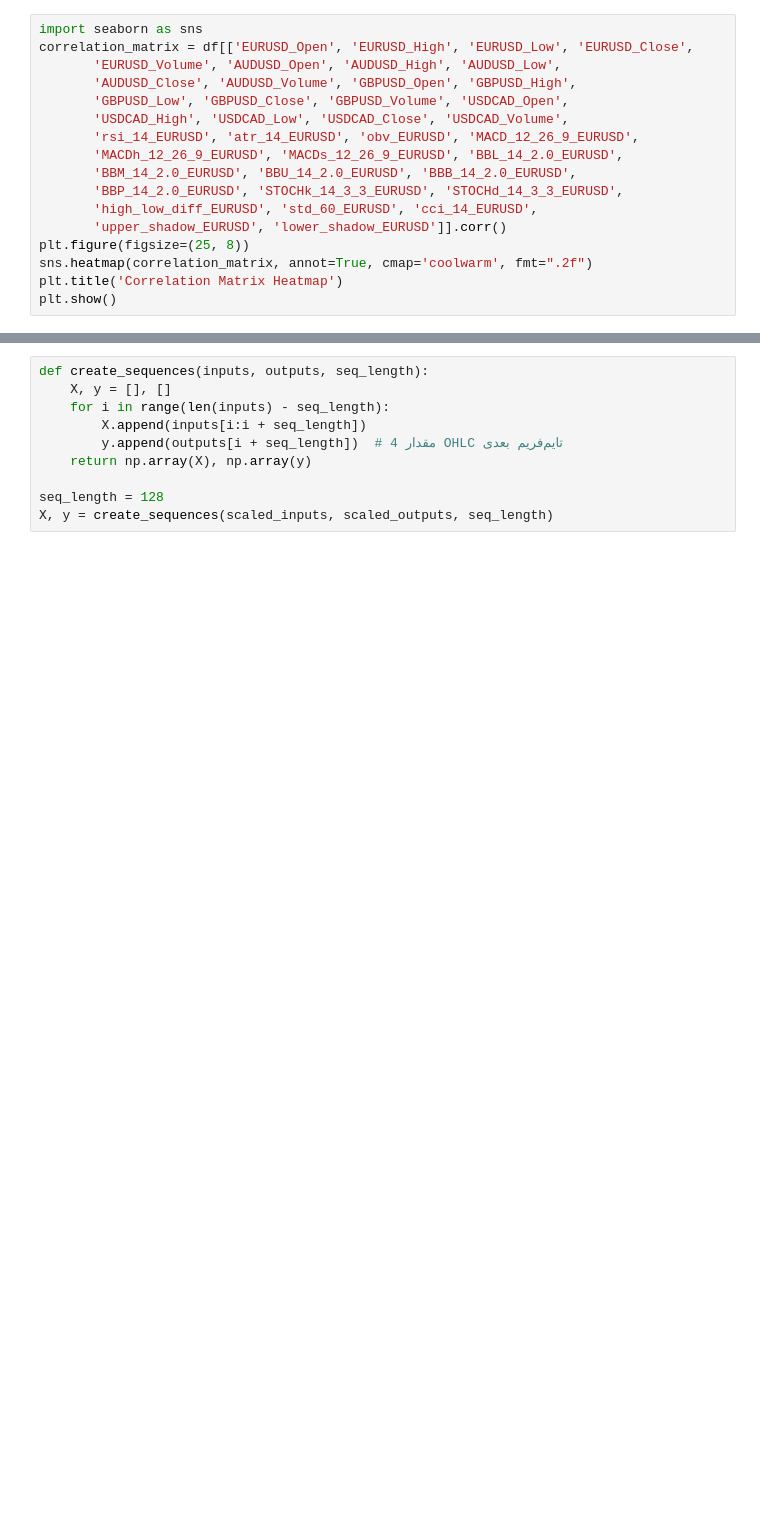
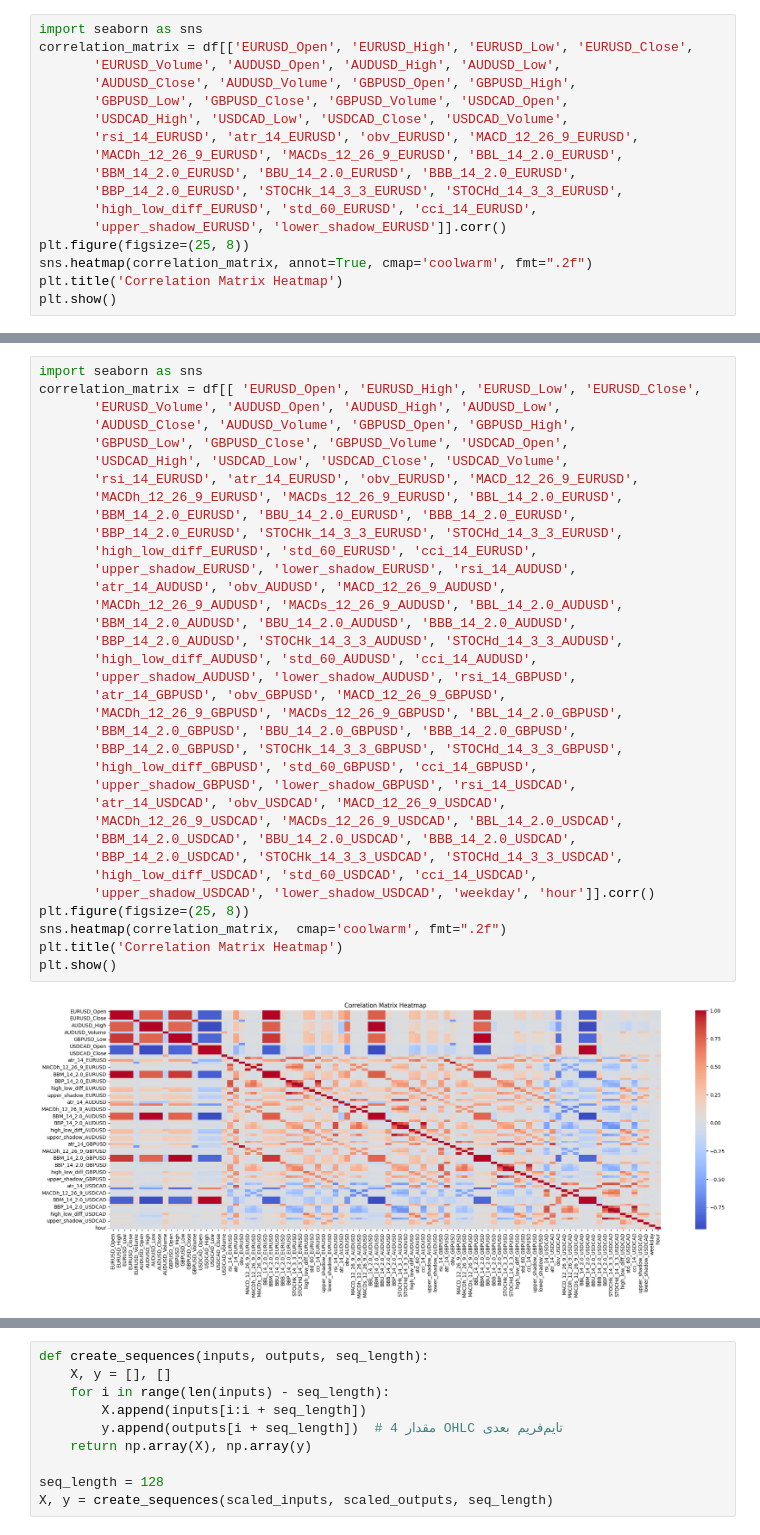
Before and after one commit to mostafamhmdi/alpha-niroo, a Jupyter notebook: more-money-transformer.ipynb, the cells around one changed output, grey strips where cells are left out. Drawn from its saved outputs; the diff is of its cells as text; blank space fills up the shorter version.

```diff
--- a/more-money-transformer.ipynb
+++ b/more-money-transformer.ipynb
@@ -132 +247,38 @@ plt.show()
+# %%
+import seaborn as sns
+correlation_matrix = df[[ 'EURUSD_Open', 'EURUSD_High', 'EURUSD_Low', 'EURUSD_Close',
+       'EURUSD_Volume', 'AUDUSD_Open', 'AUDUSD_High', 'AUDUSD_Low',
+       'AUDUSD_Close', 'AUDUSD_Volume', 'GBPUSD_Open', 'GBPUSD_High',
+       'GBPUSD_Low', 'GBPUSD_Close', 'GBPUSD_Volume', 'USDCAD_Open',
+       'USDCAD_High', 'USDCAD_Low', 'USDCAD_Close', 'USDCAD_Volume',
+       'rsi_14_EURUSD', 'atr_14_EURUSD', 'obv_EURUSD', 'MACD_12_26_9_EURUSD',
+       'MACDh_12_26_9_EURUSD', 'MACDs_12_26_9_EURUSD', 'BBL_14_2.0_EURUSD',
+       'BBM_14_2.0_EURUSD', 'BBU_14_2.0_EURUSD', 'BBB_14_2.0_EURUSD',
+       'BBP_14_2.0_EURUSD', 'STOCHk_14_3_3_EURUSD', 'STOCHd_14_3_3_EURUSD',
+       'high_low_diff_EURUSD', 'std_60_EURUSD', 'cci_14_EURUSD',
+       'upper_shadow_EURUSD', 'lower_shadow_EURUSD', 'rsi_14_AUDUSD',
+       'atr_14_AUDUSD', 'obv_AUDUSD', 'MACD_12_26_9_AUDUSD',
+       'MACDh_12_26_9_AUDUSD', 'MACDs_12_26_9_AUDUSD', 'BBL_14_2.0_AUDUSD',
+       'BBM_14_2.0_AUDUSD', 'BBU_14_2.0_AUDUSD', 'BBB_14_2.0_AUDUSD',
+       'BBP_14_2.0_AUDUSD', 'STOCHk_14_3_3_AUDUSD', 'STOCHd_14_3_3_AUDUSD',
+       'high_low_diff_AUDUSD', 'std_60_AUDUSD', 'cci_14_AUDUSD',
+       'upper_shadow_AUDUSD', 'lower_shadow_AUDUSD', 'rsi_14_GBPUSD',
+       'atr_14_GBPUSD', 'obv_GBPUSD', 'MACD_12_26_9_GBPUSD',
+       'MACDh_12_26_9_GBPUSD', 'MACDs_12_26_9_GBPUSD', 'BBL_14_2.0_GBPUSD',
+       'BBM_14_2.0_GBPUSD', 'BBU_14_2.0_GBPUSD', 'BBB_14_2.0_GBPUSD',
+       'BBP_14_2.0_GBPUSD', 'STOCHk_14_3_3_GBPUSD', 'STOCHd_14_3_3_GBPUSD',
+       'high_low_diff_GBPUSD', 'std_60_GBPUSD', 'cci_14_GBPUSD',
+       'upper_shadow_GBPUSD', 'lower_shadow_GBPUSD', 'rsi_14_USDCAD',
+       'atr_14_USDCAD', 'obv_USDCAD', 'MACD_12_26_9_USDCAD',
+       'MACDh_12_26_9_USDCAD', 'MACDs_12_26_9_USDCAD', 'BBL_14_2.0_USDCAD',
+       'BBM_14_2.0_USDCAD', 'BBU_14_2.0_USDCAD', 'BBB_14_2.0_USDCAD',
+       'BBP_14_2.0_USDCAD', 'STOCHk_14_3_3_USDCAD', 'STOCHd_14_3_3_USDCAD',
+       'high_low_diff_USDCAD', 'std_60_USDCAD', 'cci_14_USDCAD',
+       'upper_shadow_USDCAD', 'lower_shadow_USDCAD', 'weekday', 'hour']].corr()
+plt.figure(figsize=(25, 8))
+sns.heatmap(correlation_matrix,  cmap='coolwarm', fmt=".2f")
+plt.title('Correlation Matrix Heatmap')
+plt.show()
+# %% [output]
+[figure, added]
 # %%
```
Also changed, not shown: parts of 15 cells of this notebook.
